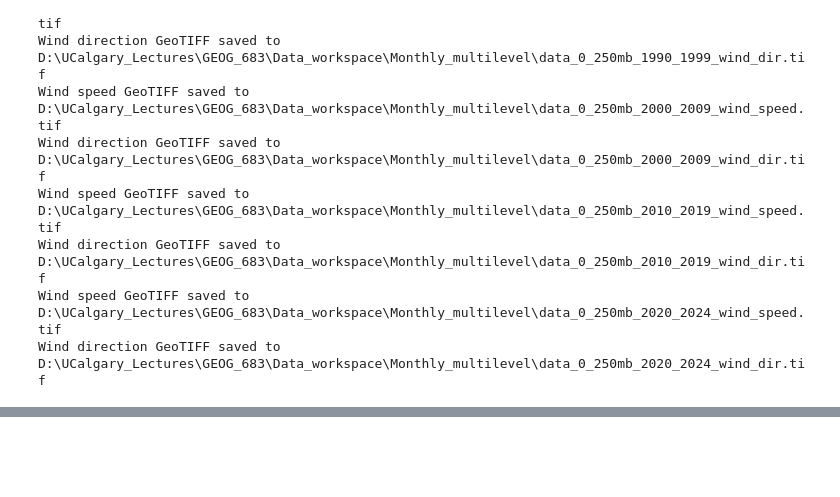
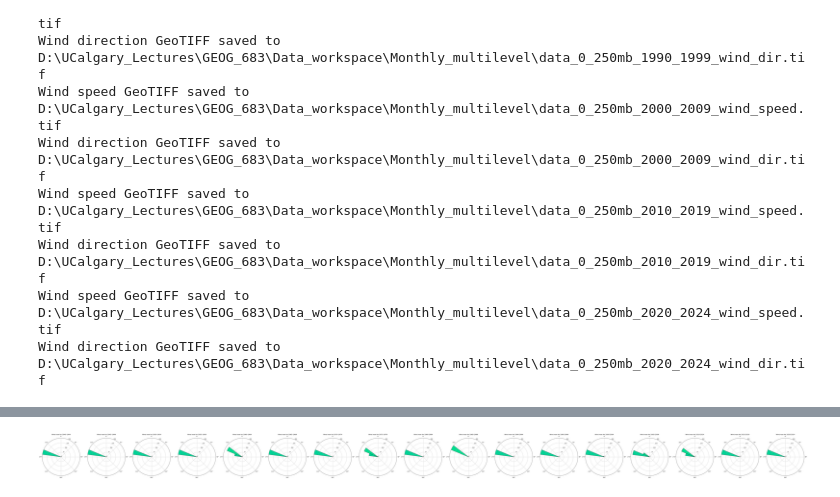
Before and after one commit to rahmansunbeam/geog683_proj_climatetrend, a Jupyter notebook: CalculateWindVectorTif.ipynb, the cells around one changed output, grey strips where cells are left out. Drawn from its saved outputs; the diff is of its cells as text; code cells hidden in the pictures; blank space fills up the shorter version.

```diff
--- a/CalculateWindVectorTif.ipynb
+++ b/CalculateWindVectorTif.ipynb
@@ -478,0 +359,95 @@ calculate_aggregations_and_save_tif(input_nc_file, aggregation="seasonal",pressu
+# %%
+import numpy as np
+import pandas as pd
+import matplotlib.pyplot as plt
+from matplotlib.cm import get_cmap
+
+# Function to plot wind roses for each year interval from the input data
+def plot_windrose_for_each_interval(excel_file, bin_size=30):
+
+    """
+    This script processes wind direction data from an Excel file, bins wind directions into specified intervals (e.g., 30 degrees),
+    and generates wind rose plots for each time interval (e.g., yearly). The radial scale is standardized across all subplots, ensuring
+    consistent concentric circles for visual comparison. Each wind rose is titled with the corresponding time interval.
+
+    Parameters:
+    - excel_file: Path to the input CSV file containing wind data. Mandatory columns: 'Value' (wind direction in degrees) and 'Year'.
+    - bin_size: bin size for the windrose plot (default is 30 degrees).
+    """
+
+    # Load the data from the Excel file
+    try:
+        wind_data = pd.read_excel(excel_file, sheet_name="Quad-4")
+    except Exception as e:
+        raise ValueError(f"Error loading file: {e}")
+
+    if 'Value' not in wind_data.columns or 'Year' not in wind_data.columns:
+        raise ValueError("The input file must contain 'Value' and 'Year' columns.")
+
+    # Define wind direction bins
+    bins = np.arange(0, 361, bin_size)
+    labels = [f"{i}-{i+bin_size}" for i in bins[:-1]]
+
+    wind_data['Direction Bin'] = pd.cut(wind_data['Value'], bins=bins, labels=labels, include_lowest=True)
+
+    # Group data by year and direction bin
+    frequency_by_bin = wind_data.groupby(['Year', 'Direction Bin']).size().unstack(fill_value=0)
+
+    if frequency_by_bin.empty:
+        raise ValueError("No wind direction data found for the specified years.")
+
+    num_years = len(frequency_by_bin.index)
+    if num_years == 0:
+        raise ValueError("No valid year intervals found in the data.")
+
+    fig, axes = plt.subplots(1, num_years, subplot_kw=dict(projection='polar'), figsize=(5 * num_years, 5))
+
+    if num_years == 1:
+        axes = [axes]
+
+    angles = np.radians(np.arange(0, 360, bin_size))
+
+    manual_rmax = 300
+
+    # Set the accenet coloe of the bins, supported values are 'Accent', 'Accent_r', 'Blues', 'Blues_r', 'BrBG', 'BrBG_r',
+    # 'BuGn', 'BuGn_r', 'BuPu', 'BuPu_r', 'CMRmap', 'CMRmap_r', 'Dark2', 'Dark2_r', 'GnBu', 'GnBu_r', 'Greens', 'Greens_r',
+    # 'Greys', 'Greys_r', 'OrRd', 'OrRd_r', 'Oranges', 'Oranges_r', 'PRGn', 'PRGn_r', 'Paired', 'Paired_r', 'Pastel1', 'Pastel1_r',
+    # 'Pastel2', 'Pastel2_r', 'PiYG', 'PiYG_r', 'PuBu', 'PuBuGn', 'PuBuGn_r', 'PuBu_r', 'PuOr', 'PuOr_r', 'PuRd', 'PuRd_r',
+    # 'Purples', 'Purples_r', 'RdBu', 'RdBu_r', 'RdGy', 'RdGy_r', 'RdPu', 'RdPu_r', 'RdYlBu', 'RdYlBu_r', 'RdYlGn', 'RdYlGn_r',
+    # 'Reds', 'Reds_r', 'Set1', 'Set1_r', 'Set2', 'Set2_r', 'Set3', 'Set3_r', 'Spectral', 'Spectral_r', 'Wistia', 'Wistia_r',
+    # 'YlGn', 'YlGnBu', 'YlGnBu_r', 'YlGn_r', 'YlOrBr', 'YlOrBr_r', 'YlOrRd', 'YlOrRd_r', 'afmhot', 'afmhot_r', 'autumn', 'autumn_r',
+    # 'binary', 'binary_r', 'bone', 'bone_r', 'brg', 'brg_r', 'bwr', 'bwr_r', 'cividis', 'cividis_r', 'cool', 'cool_r', 'coolwarm',
+    # 'coolwarm_r', 'copper', 'copper_r', 'cubehelix', 'cubehelix_r', 'flag', 'flag_r', 'gist_earth', 'gist_earth_r', 'gist_gray',
+    # 'gist_gray_r', 'gist_heat', 'gist_heat_r', 'gist_ncar', 'gist_ncar_r', 'gist_rainbow', 'gist_rainbow_r', 'gist_stern', 'gist_stern_r',
+    # 'gist_yarg', 'gist_yarg_r', 'gnuplot', 'gnuplot2', 'gnuplot2_r', 'gnuplot_r', 'gray', 'gray_r', 'hot', 'hot_r', 'hsv', 'hsv_r',
+    # 'inferno', 'inferno_r', 'jet', 'jet_r', 'magma', 'magma_r', 'nipy_spectral', 'nipy_spectral_r', 'ocean', 'ocean_r', 'pink',
+    # 'pink_r', 'plasma', 'plasma_r', 'prism', 'prism_r', 'rainbow', 'rainbow_r', 'seismic', 'seismic_r', 'spring', 'spring_r',
+    # 'summer', 'summer_r', 'tab10', 'tab10_r', 'tab20', 'tab20_r', 'tab20b', 'tab20b_r', 'tab20c', 'tab20c_r', 'terrain',
+    # 'terrain_r', 'turbo', 'turbo_r', 'twilight', 'twilight_r', 'twilight_shifted', 'twilight_shifted_r', 'viridis', 'viridis_r',
+    # 'winter', 'winter_r'
+
+    cmap = get_cmap('winter')
+    colors = cmap(np.linspace(0, 1, len(angles)))
+
+    for i, year_range in enumerate(frequency_by_bin.index):
+        data = frequency_by_bin.loc[year_range]
+        ax = axes[i]
+
+        bars = ax.bar(angles, data, width=np.radians(bin_size), edgecolor='black', color=colors)
+        ax.set_rmax(manual_rmax)
+        ax.set_theta_zero_location('N')
+        ax.set_theta_direction(-1)
+        ax.set_title(f"Wind rose for {year_range.replace('_', '-')}")
+
+        radial_ticks = np.linspace(0, manual_rmax, num=5)
+        ax.set_rticks(radial_ticks)
+        ax.yaxis.set_major_formatter(plt.FuncFormatter(lambda x, _: f'{int(x)}'))  # Integers on radial ticks
+
+    plt.tight_layout()
+    plt.show()
+
+# Example usage
+excel_file_path = r'C:\Users\Sunbeam\Desktop\Wind dir_500mb.xlsx'
+plot_windrose_for_each_interval(excel_file_path, bin_size=15)
+# %% [output]
+[figure, added]
```
Also changed, not shown: parts of 7 cells of this notebook.
